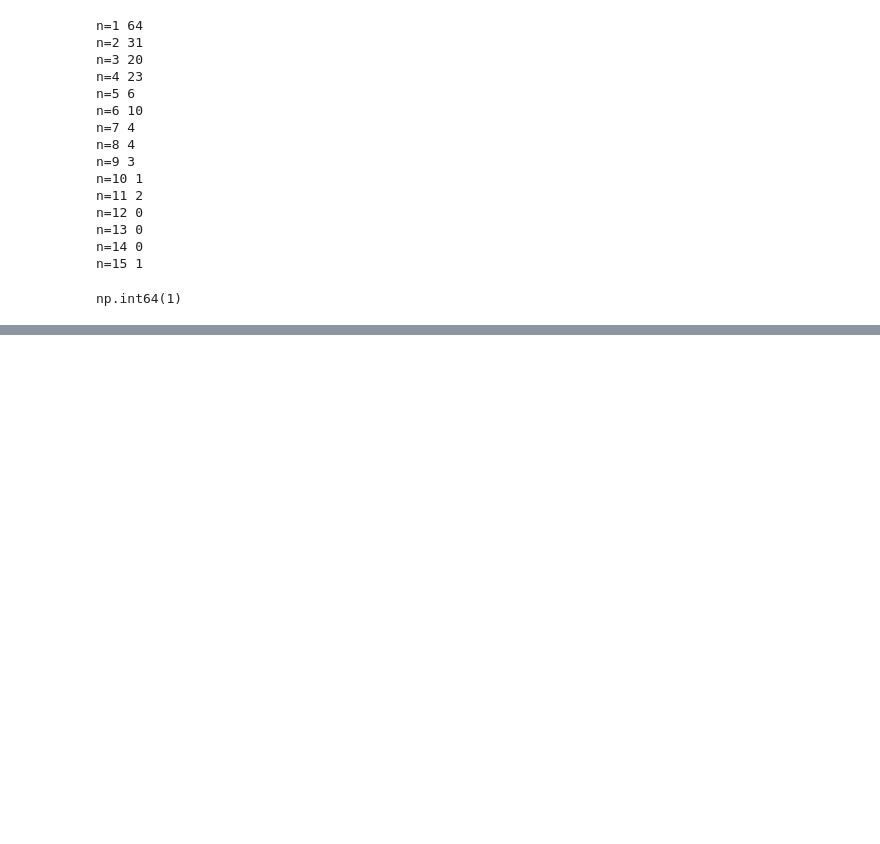
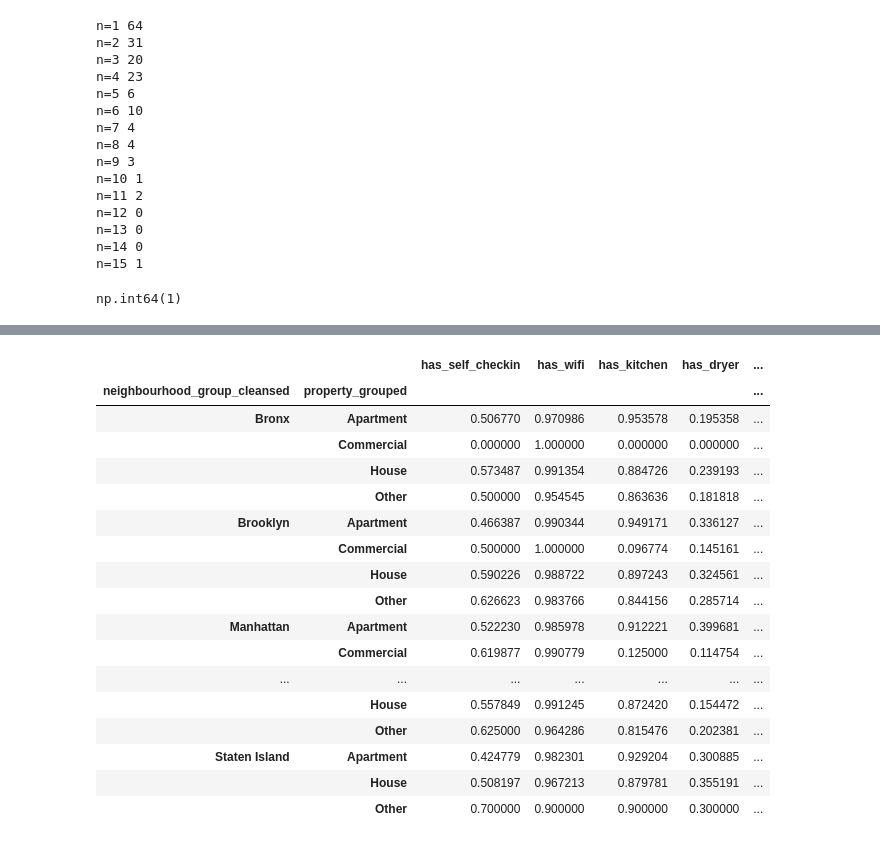
Before and after one commit to sybeom528/airbnb_price_prediction, a Jupyter notebook: notebooks/lch_first_eda.ipynb, the cells around one changed output, grey strips where cells are left out. Drawn from its saved outputs; the diff is of its cells as text; code cells hidden in the pictures; blank space fills up the shorter version.

```diff
--- a/notebooks/lch_first_eda.ipynb
+++ b/notebooks/lch_first_eda.ipynb
@@ -989,0 +1004,5 @@ np.int64(1)
+# %%
+amenities_cols = df.columns[df.columns.str.contains('has')]
+df_amenties = df[amenities_cols].drop(columns=['host_has_profile_pic','has_availability'])
+amenities_cols = df_amenties.columns
+amenities_cols
@@ -989,0 +1034,23 @@ np.int64(1)
+# %%
+property_group_host = df.groupby(['neighbourhood_group_cleansed','property_grouped'])[amenities_cols].mean()
+
+property_group_host
+# %% [output]
+|  |  | has_self_checkin | has_wifi | has_kitchen | has_dryer | ... |
+| neighbourhood_group_cleansed | property_grouped |  |  |  |  | ... |
+| Bronx | Apartment | 0.506770 | 0.970986 | 0.953578 | 0.195358 | ... |
+|  | Commercial | 0.000000 | 1.000000 | 0.000000 | 0.000000 | ... |
+|  | House | 0.573487 | 0.991354 | 0.884726 | 0.239193 | ... |
+|  | Other | 0.500000 | 0.954545 | 0.863636 | 0.181818 | ... |
+| Brooklyn | Apartment | 0.466387 | 0.990344 | 0.949171 | 0.336127 | ... |
+|  | Commercial | 0.500000 | 1.000000 | 0.096774 | 0.145161 | ... |
+|  | House | 0.590226 | 0.988722 | 0.897243 | 0.324561 | ... |
+|  | Other | 0.626623 | 0.983766 | 0.844156 | 0.285714 | ... |
+| Manhattan | Apartment | 0.522230 | 0.985978 | 0.912221 | 0.399681 | ... |
+|  | Commercial | 0.619877 | 0.990779 | 0.125000 | 0.114754 | ... |
+| ... | ... | ... | ... | ... | ... | ... |
+|  | House | 0.557849 | 0.991245 | 0.872420 | 0.154472 | ... |
+|  | Other | 0.625000 | 0.964286 | 0.815476 | 0.202381 | ... |
+| Staten Island | Apartment | 0.424779 | 0.982301 | 0.929204 | 0.300885 | ... |
+|  | House | 0.508197 | 0.967213 | 0.879781 | 0.355191 | ... |
+|  | Other | 0.700000 | 0.900000 | 0.900000 | 0.300000 | ... |
```
Also changed, not shown: parts of 21 cells of this notebook, 1 other file.
